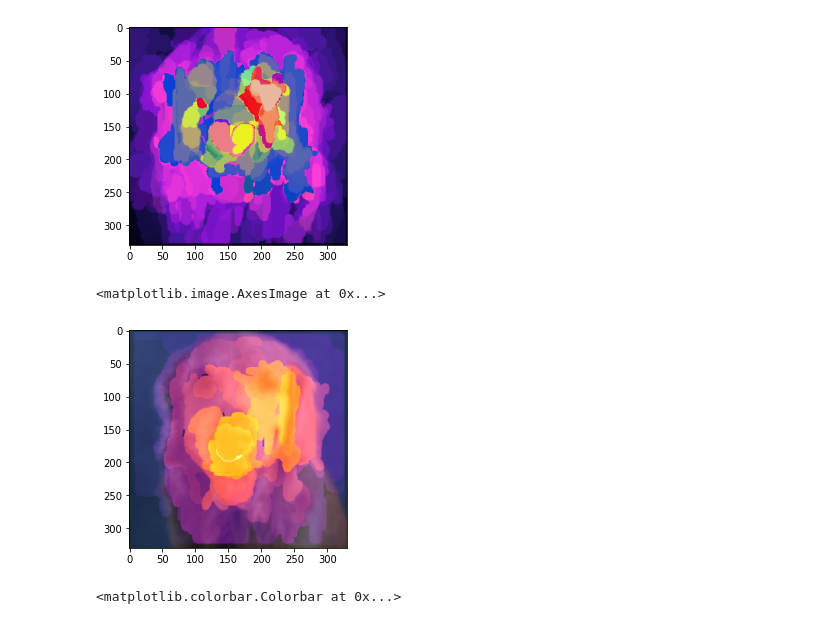
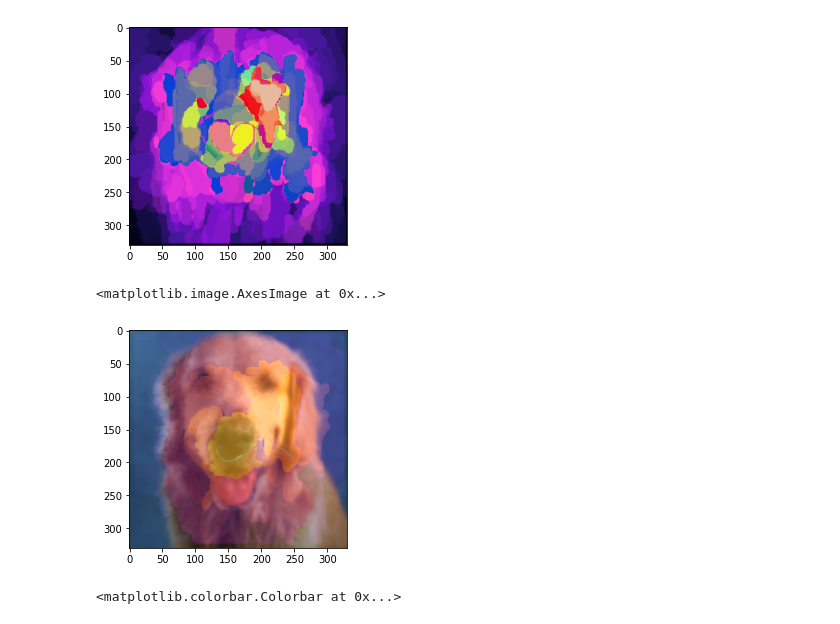
Before and after one commit to CMU-Vis-2021/Insightful-Saliency-Maps, a Jupyter notebook: AvgImg.ipynb, the cells around one changed output. Saved outputs shown, nothing was run; the diff lists cells and outputs as text; code cells hidden in the pictures.

```diff
--- a/AvgImg.ipynb
+++ b/AvgImg.ipynb
@@ -174,5 +174,5 @@ plt.imshow(noise)
 # %%
-path = "./heatmaps/dog/"
+path = "./assets/heatmaps/"
 
 blur_dog = cv2.imread(path+"dog-stylized-blur.png")
 noise_dog = cv2.imread(path+"dog-stylized-noise.png")
@@ -238,11 +238,11 @@ plt.imshow((original + tiger)/255)
 <matplotlib.image.AxesImage at 0x...>
 [figure]
 # %%
-added_image = cv2.addWeighted(blur,0.4,blur_dog,1,10)
+added_image = cv2.addWeighted(blur,0.7,blur_dog,0.5,10)
 plt.imshow(added_image)
 # %% [output]
 <matplotlib.image.AxesImage at 0x...>
-[figure, old version]
+[figure, new version]
 # %%
 added_image = cv2.addWeighted(original,1,blur_dog,1,0)
 inferno_image = cv2.applyColorMap(added_image, cv2.COLORMAP_INFERNO)
```
Also changed, not shown: parts of 19 cells of this notebook, 12 other files.
